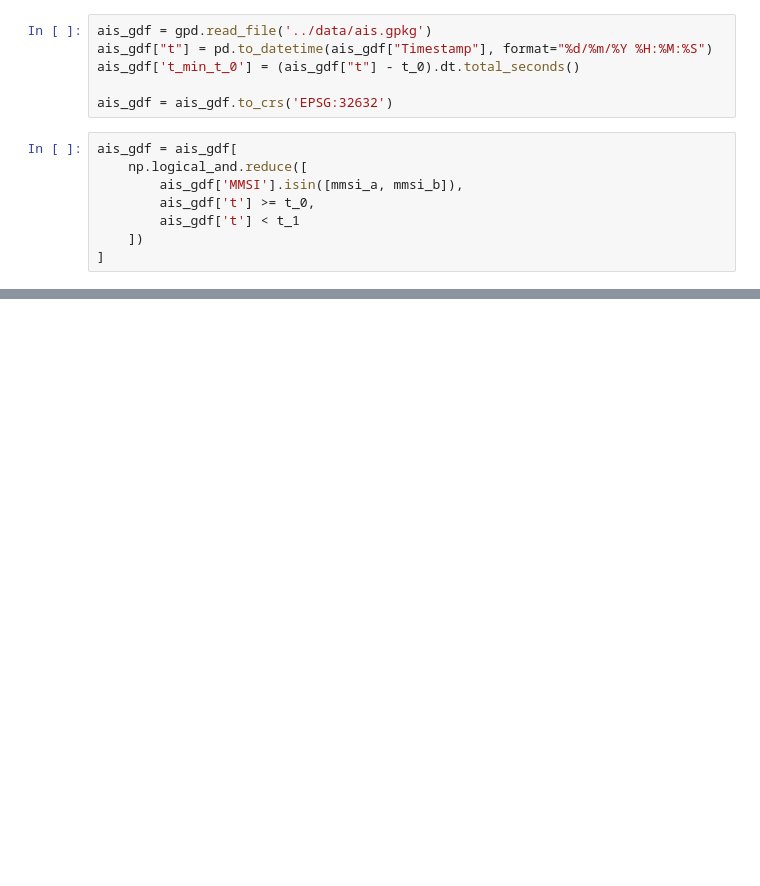
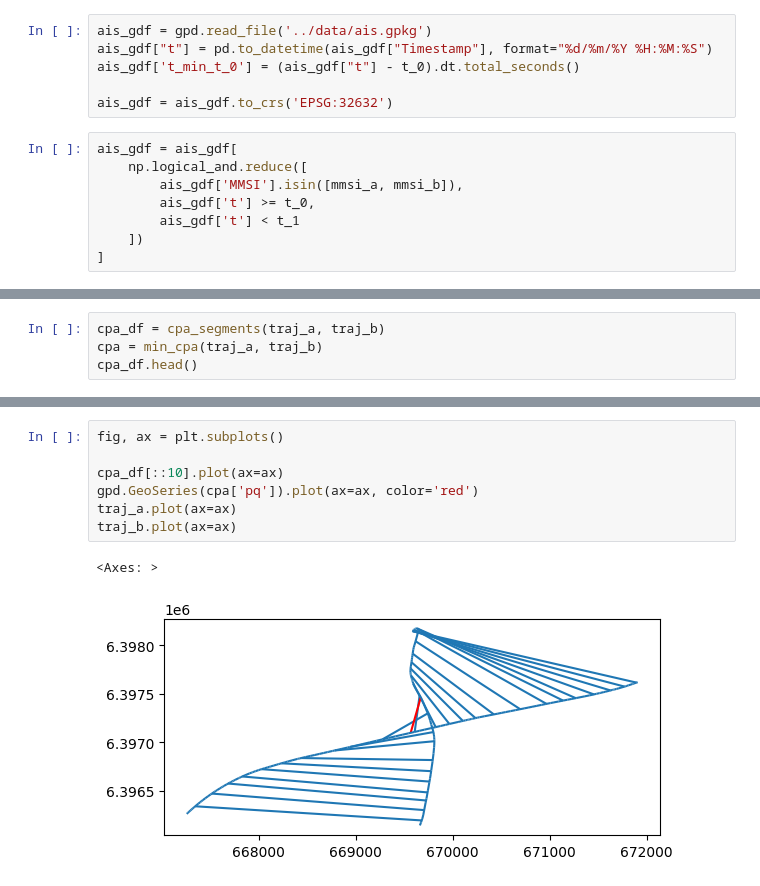
Before and after one commit to SiggyF/movingpandas-examples, a Jupyter notebook: 2-analysis-examples/ship-cpa.ipynb, the cells around one changed output, grey strips where cells are left out. Drawn from its saved outputs; the diff is of its cells as text; blank space fills up the shorter version.

```diff
--- a/2-analysis-examples/ship-cpa.ipynb
+++ b/2-analysis-examples/ship-cpa.ipynb
@@ -295,0 +333,4 @@ traj_b_projections.plot(alpha=0.3, ax=ax, color=(0.8, 0.8, 0.3))
+# %%
+cpa_df = cpa_segments(traj_a, traj_b)
+cpa = min_cpa(traj_a, traj_b)
+cpa_df.head()
@@ -295,0 +344,10 @@ traj_b_projections.plot(alpha=0.3, ax=ax, color=(0.8, 0.8, 0.3))
+# %%
+fig, ax = plt.subplots()
+
+cpa_df[::10].plot(ax=ax)
+gpd.GeoSeries(cpa['pq']).plot(ax=ax, color='red')
+traj_a.plot(ax=ax)
+traj_b.plot(ax=ax)
+# %% [output]
+<Axes: >
+[figure, added]
```
Also changed, not shown: parts of 18 cells of this notebook.
